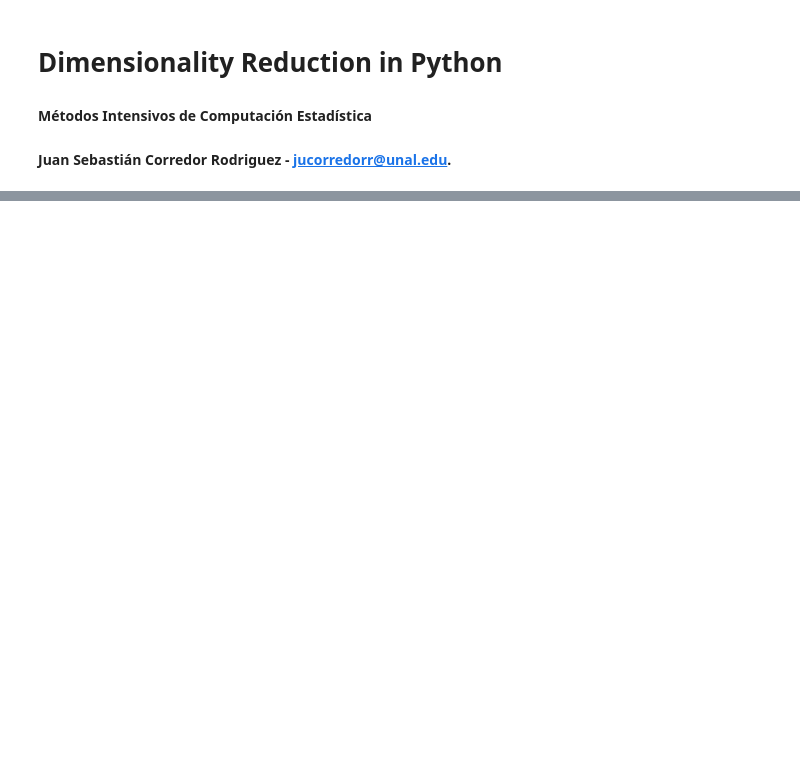
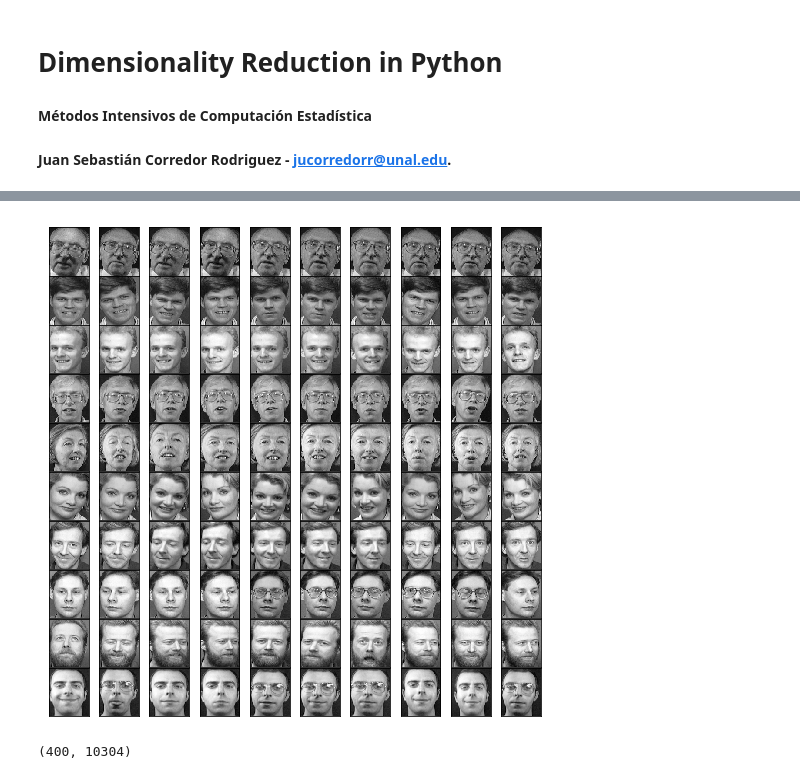
Before and after one commit to juanse1608/Courses, a Jupyter notebook: Jupyters/Notebooks/DimRed-Py.ipynb, the cells around one changed output, grey strips where cells are left out. Saved outputs shown, nothing was run; the diff lists cells and outputs as text; code cells hidden in the pictures; blank space fills up the shorter version.

```diff
--- a/Jupyters/Notebooks/DimRed-Py.ipynb
+++ b/Jupyters/Notebooks/DimRed-Py.ipynb
@@ -58,0 +61,22 @@ Please use alternatives such as official/mnist/dataset.py from tensorflow/models
+# %%
+#Load the images and show some of then
+
+from glob import iglob
+faces = pd.DataFrame([])
+for path in iglob('/Users/danielmartinez/Documents/Att-Faces/*/*.pgm'):
+ img=imread(path)
+ face = pd.Series(img.flatten(),name=path)
+ faces = faces.append(face)
+
+fig, axes = plt.subplots(10,10,figsize=(9,9),
+ subplot_kw={'xticks':[], 'yticks':[]},
+ gridspec_kw=dict(hspace=0.01, wspace=0.01))
+for i, ax in enumerate(axes.flat):
+ ax.imshow(faces.iloc[i].values.reshape(112,92),cmap="gray")
+# %% [output]
+[figure, added]
+# %%
+#Let's see how many faces and howe many pixels we have in our dataset
+faces.shape
+# %% [output]
+(400, 10304)
```
Also changed, not shown: parts of 11 cells of this notebook, 1 other file.
